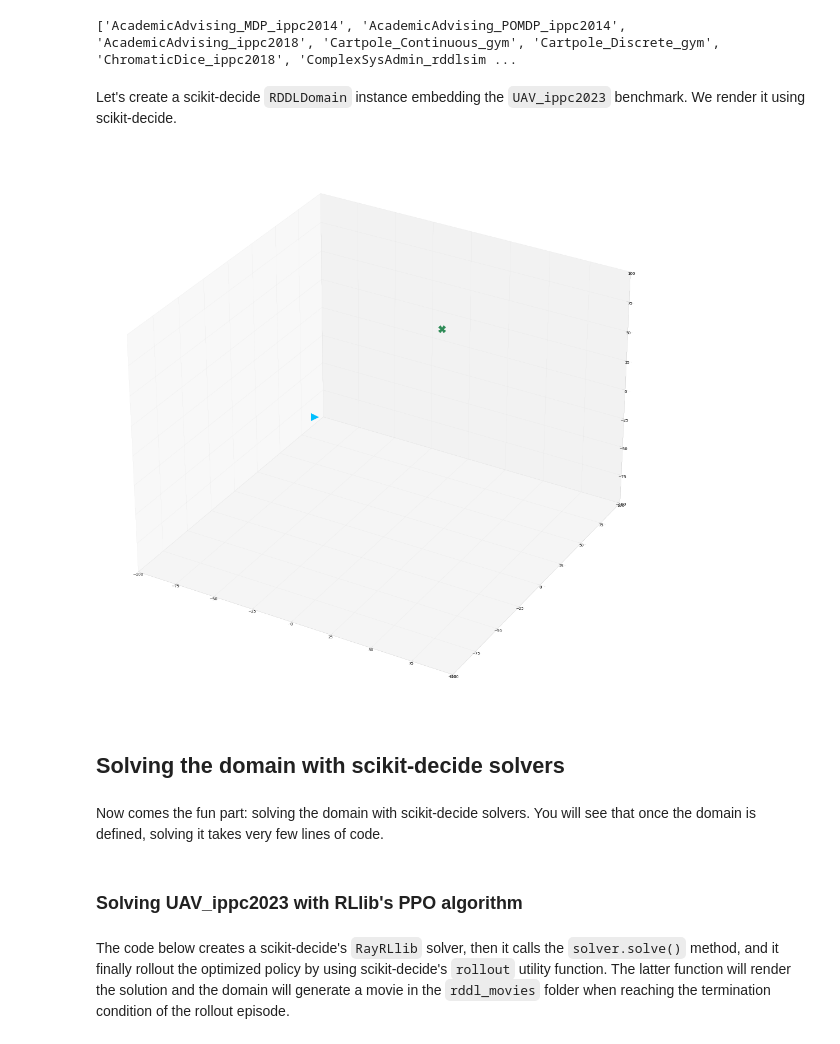
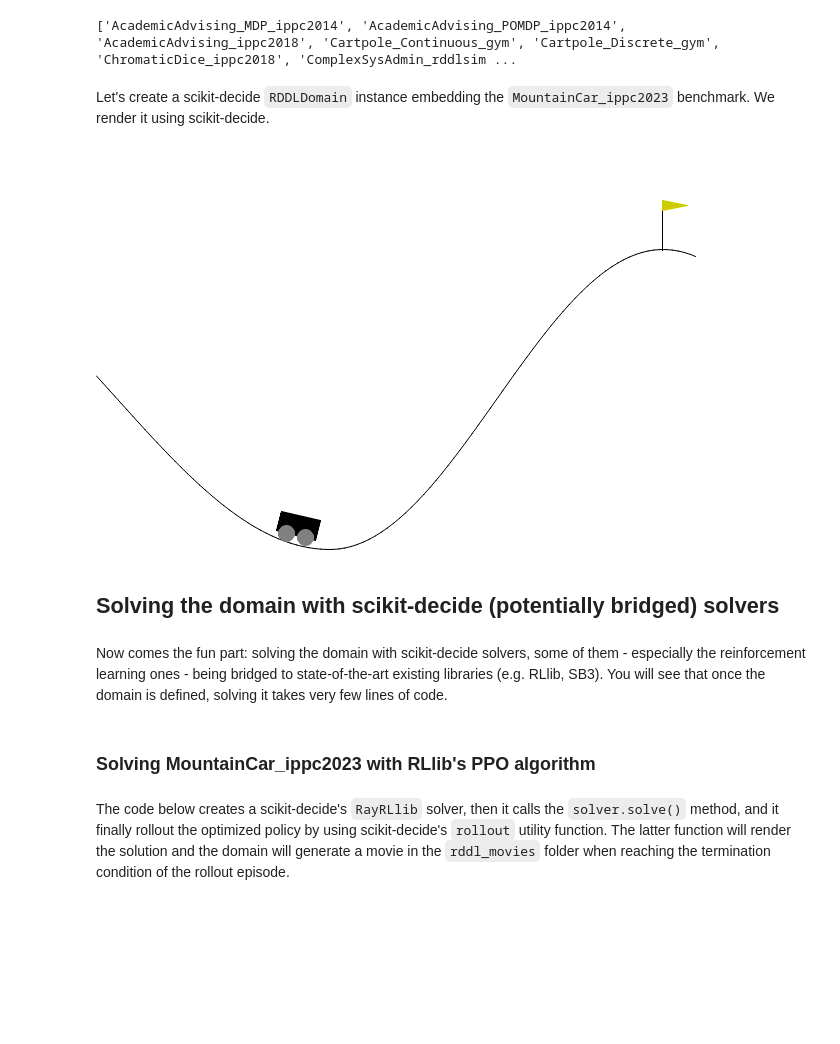
Before and after one commit to fteicht/icaps24-skdecide-tutorial, a Jupyter notebook: notebooks/icaps24_skdecide_tutorial_rddl_domain.ipynb, the cells around one changed output. Cells and saved outputs as stored; diff of their text form; code cells hidden in the pictures; blank space fills up the shorter version.

Commit message:
Publish RDDL domain notebook to the website

```diff
--- a/notebooks/icaps24_skdecide_tutorial_rddl_domain.ipynb
+++ b/notebooks/icaps24_skdecide_tutorial_rddl_domain.ipynb
@@ -264,27 +217,27 @@ print(sorted(manager.list_problems()))
 # %% [output]
 ['AcademicAdvising_MDP_ippc2014', 'AcademicAdvising_POMDP_ippc2014', 'AcademicAdvising_ippc2018', 'Cartpole_Continuous_gym', 'Cartpole_Discrete_gym', 'ChromaticDice_ippc2018', 'ComplexSysAdmin_rddlsim ...
 # %% [markdown]
-Let's create a scikit-decide `RDDLDomain` instance embedding the `UAV_ippc2023` benchmark. We render it using scikit-decide.
+Let's create a scikit-decide `RDDLDomain` instance embedding the `MountainCar_ippc2023` benchmark. We render it using scikit-decide.
 # %%
-problem_info = manager.get_problem("UAV_ippc2023")
+problem_info = manager.get_problem("MountainCar_ippc2023")
 
 
 
 domain_factory = lambda alg_name=None: RDDLDomain(rddl_domain=problem_info.get_domain(),
                                                   rddl_instance=problem_info.get_instance(1),
-                                                  visualizer=UAVsVisualizer,
-                                                  movie_name='UAV-ippc2023-' + alg_name if alg_name is not None else None)
+                                                  visualizer=MountainCarVisualizer,
+                                                  movie_name='MountainCar_ippc2023-' + alg_name if alg_name is not None else None)
 domain = domain_factory()
 domain.reset()
 domain.render()
 # %% [output]
-[figure, old version]
+[figure, new version]
 # %% [markdown]
-## Solving the domain with scikit-decide solvers
+## Solving the domain with scikit-decide (potentially bridged) solvers
 # %% [markdown]
-Now comes the fun part: solving the domain with scikit-decide solvers. You will see that once the domain is defined, solving it takes very few lines of code.
+Now comes the fun part: solving the domain with scikit-decide solvers, some of them - especially the reinforcement learning ones - being bridged to state-of-the-art existing libraries (e.g. RLlib, SB3). You will see that once the domain is defined, solving it takes very few lines of code.
 # %% [markdown]
-### Solving UAV_ippc2023 with RLlib's PPO algorithm
+### Solving MountainCar_ippc2023 with RLlib's PPO algorithm
 # %% [markdown]
 The code below creates a scikit-decide's `RayRLlib` solver, then it calls the `solver.solve()` method, and it finally rollout the optimized policy by using scikit-decide's `rollout` utility function. The latter function will render the solution and the domain will generate a movie in the `rddl_movies` folder when reaching the termination condition of the rollout episode.
 # %%
```
Also changed, not shown: parts of 12 cells of this notebook, 4 other files.
